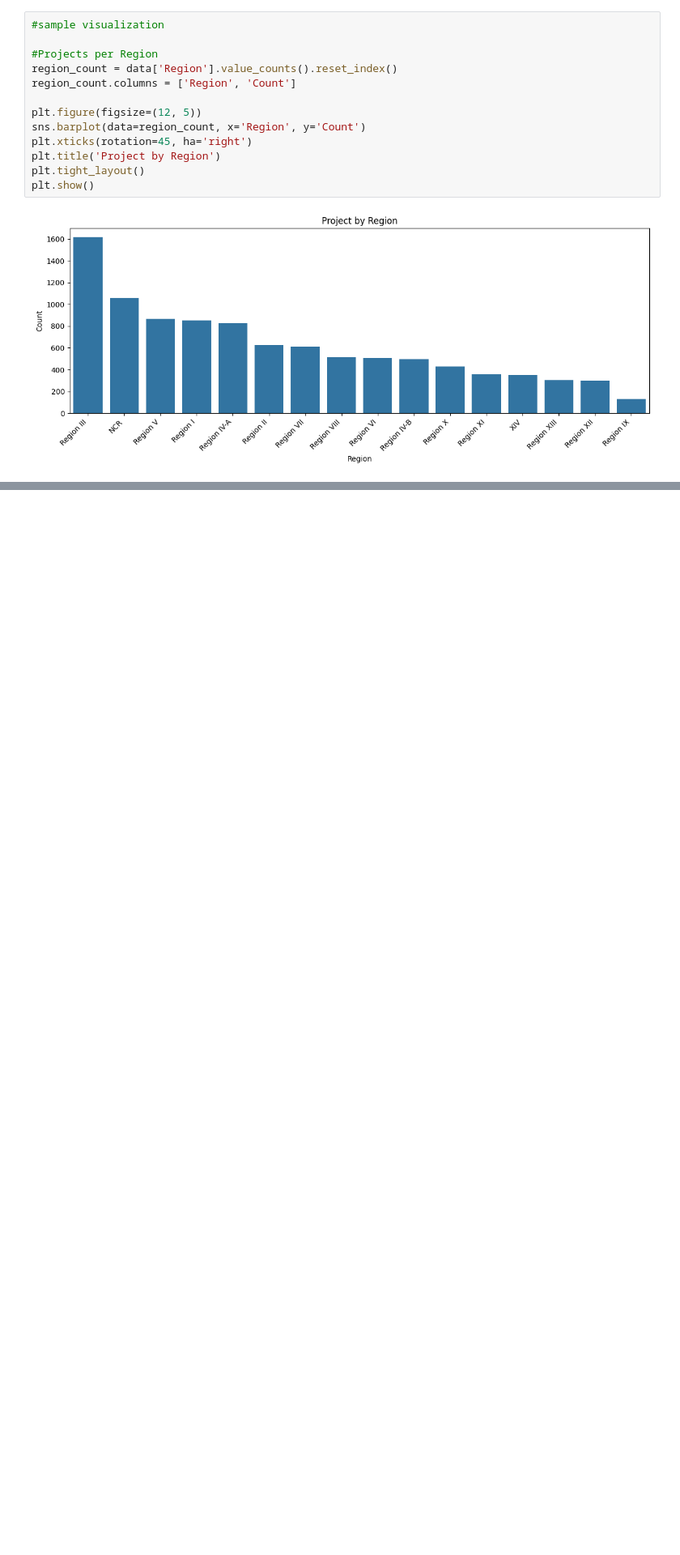
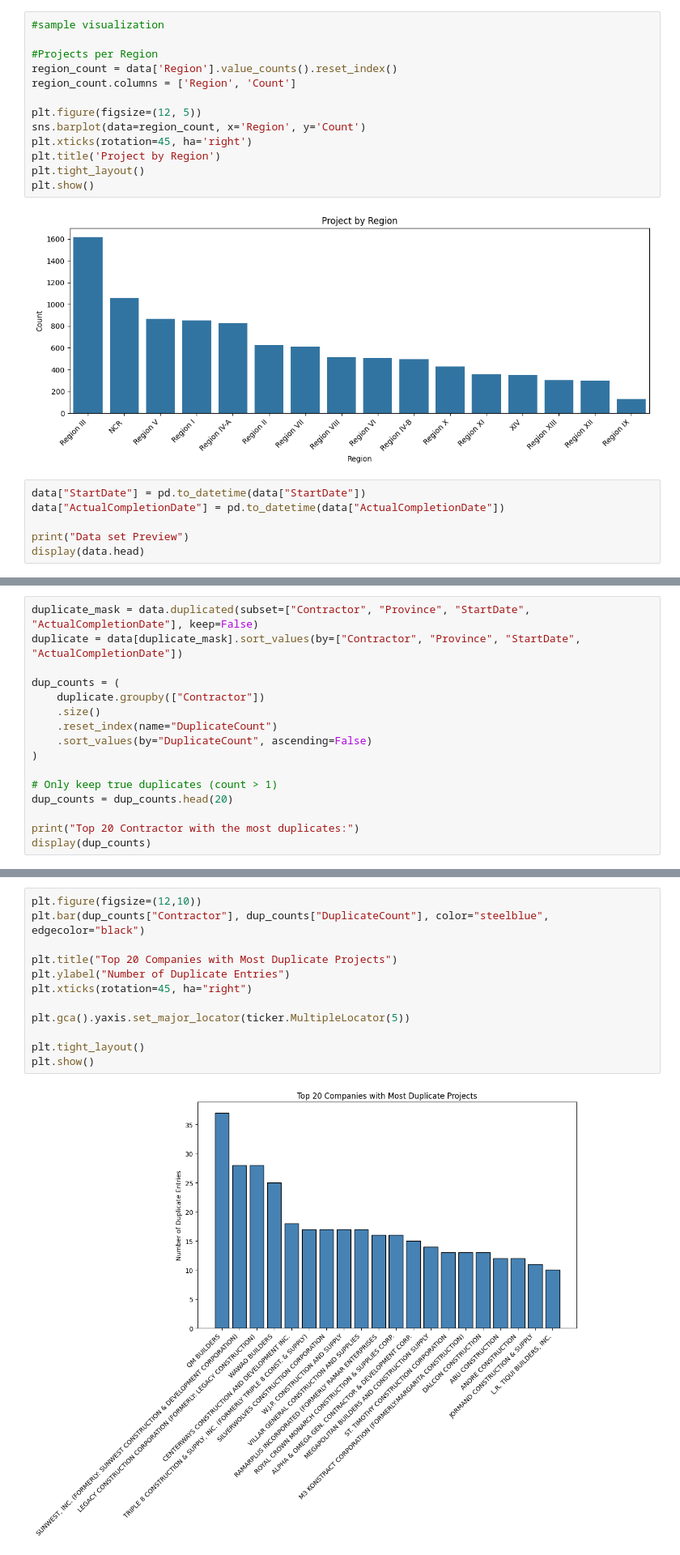
Before and after one commit to muhadma/DPWH-Flood-Control, a Jupyter notebook: main.ipynb, the cells around one changed output, grey strips where cells are left out. Shown at 81% size. Saved outputs shown, nothing was run; the diff lists cells and outputs as text; blank space fills up the shorter version.

```diff
--- a/main.ipynb
+++ b/main.ipynb
@@ -95,3 +97,9 @@ plt.tight_layout()
 plt.show()
 # %% [output]
 [figure]
+# %%
+data["StartDate"] = pd.to_datetime(data["StartDate"])
+data["ActualCompletionDate"] = pd.to_datetime(data["ActualCompletionDate"])
+
+print("Data set Preview")
+display(data.head)
@@ -97,0 +125,16 @@ plt.show()
+# %%
+duplicate_mask = data.duplicated(subset=["Contractor", "Province", "StartDate", "ActualCompletionDate"], keep=False)
+duplicate = data[duplicate_mask].sort_values(by=["Contractor", "Province", "StartDate", "ActualCompletionDate"])
+
+dup_counts = (
+    duplicate.groupby(["Contractor"])
+    .size()
+    .reset_index(name="DuplicateCount")
+    .sort_values(by="DuplicateCount", ascending=False)
+)
+
+# Only keep true duplicates (count > 1)
+dup_counts = dup_counts.head(20)
+
+print("Top 20 Contractor with the most duplicates:")
+display(dup_counts)
@@ -97,0 +160,14 @@ plt.show()
+# %%
+plt.figure(figsize=(12,10))
+plt.bar(dup_counts["Contractor"], dup_counts["DuplicateCount"], color="steelblue", edgecolor="black")
+
+plt.title("Top 20 Companies with Most Duplicate Projects")
+plt.ylabel("Number of Duplicate Entries")
+plt.xticks(rotation=45, ha="right")
+
+plt.gca().yaxis.set_major_locator(ticker.MultipleLocator(5))
+
+plt.tight_layout()
+plt.show()
+# %% [output]
+[figure, added]
```
Also changed, not shown: parts of 5 cells of this notebook.
